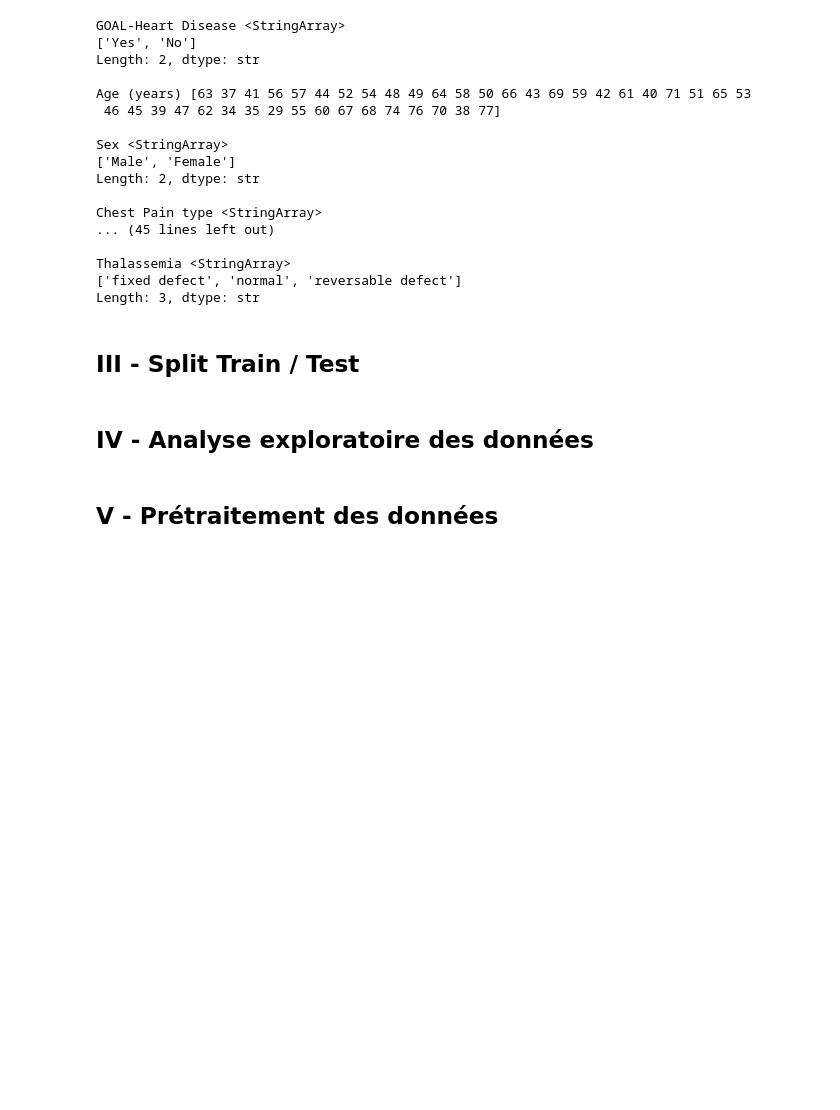
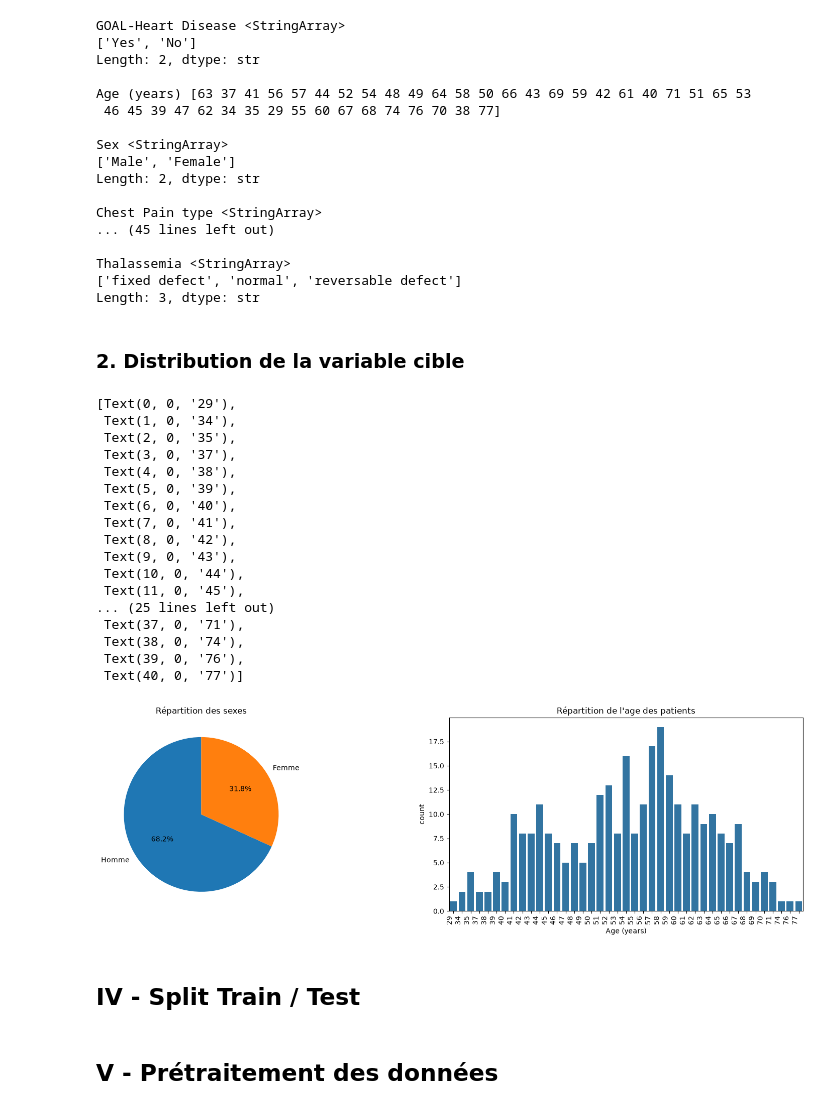
Before and after one commit to keinlarry/Cardiovascular-Disease-Prediction, a Jupyter notebook: notebook/Cardiovascular-Disease-Prediction.ipynb, the cells around one changed output. Cells and saved outputs as stored; diff of their text form; code cells hidden in the pictures; blank space fills up the shorter version.

```diff
--- a/notebook/Cardiovascular-Disease-Prediction.ipynb
+++ b/notebook/Cardiovascular-Disease-Prediction.ipynb
@@ -56,8 +56,9 @@ import seaborn as sns             # Pour la data visualization
 # %% [markdown]
 ## II - Chargements des données
 # %%
-df1 = pd.read_csv("/workspaces/Cardiovascular-Disease-Prediction/data/Cardiovascular Disease Prediction - For model creation.csv", sep = ";")
-df1.head(8)
+# Chargeons et affichons de nos données
+data = pd.read_csv("/workspaces/Cardiovascular-Disease-Prediction/data/Cardiovascular Disease Prediction.csv", sep = ";")
+data.head(8)
 # %% [output]
 |  | GOAL-Heart Disease | Age (years) | Sex | Chest Pain type | Resting blood pressure (mm/Hg) | Serum cholesterol (mg/dl) | ... |
 | 0 | Yes | 63 | Male | Typical angina | 145 | 233 | ... |
@@ -111,0 +128,2 @@ Les données d'entraînement contiennent un total de 303 lignes et 14 colonnes e
+# %%
+data_clean = data.drop_duplicates()
@@ -132,10 +172,36 @@ Chest Pain type <StringArray>
 Thalassemia <StringArray>
 ['fixed defect', 'normal', 'reversable defect']
 Length: 3, dtype: str
+# %% [markdown]
+### 2. Distribution de la variable cible
+# %%
+fig, ax = plt.subplots(1,2,figsize=(20, 5))
+ax[0].pie(data_clean['Sex'].value_counts(), labels = ['Homme', 'Femme'], autopct='%1.1f%%', startangle=90)
+ax[0].set_title('Répartition des sexes')
+
+sns.countplot(x = 'Age (years)', data = data_clean, ax = ax[1]).set_title("Répartition de l'age des patients")
+ax[1].set_xticklabels(ax[1].get_xticklabels(), rotation=90, ha='right')
+# %% [output]
+[Text(0, 0, '29'),
+ Text(1, 0, '34'),
+ Text(2, 0, '35'),
+ Text(3, 0, '37'),
+ Text(4, 0, '38'),
+ Text(5, 0, '39'),
+ Text(6, 0, '40'),
+ Text(7, 0, '41'),
+ Text(8, 0, '42'),
+ Text(9, 0, '43'),
+ Text(10, 0, '44'),
+ Text(11, 0, '45'),
+... (25 lines left out)
+ Text(37, 0, '71'),
+ Text(38, 0, '74'),
+ Text(39, 0, '76'),
+ Text(40, 0, '77')]
+[figure, added]
 # %% [markdown]
-## III - Split Train / Test
+## IV - Split Train / Test
-# %% [markdown]
-## IV - Analyse exploratoire des données
 # %% [markdown]
 ## V - Prétraitement des données
 # %% [markdown]
```
Also changed, not shown: parts of 11 cells of this notebook.
